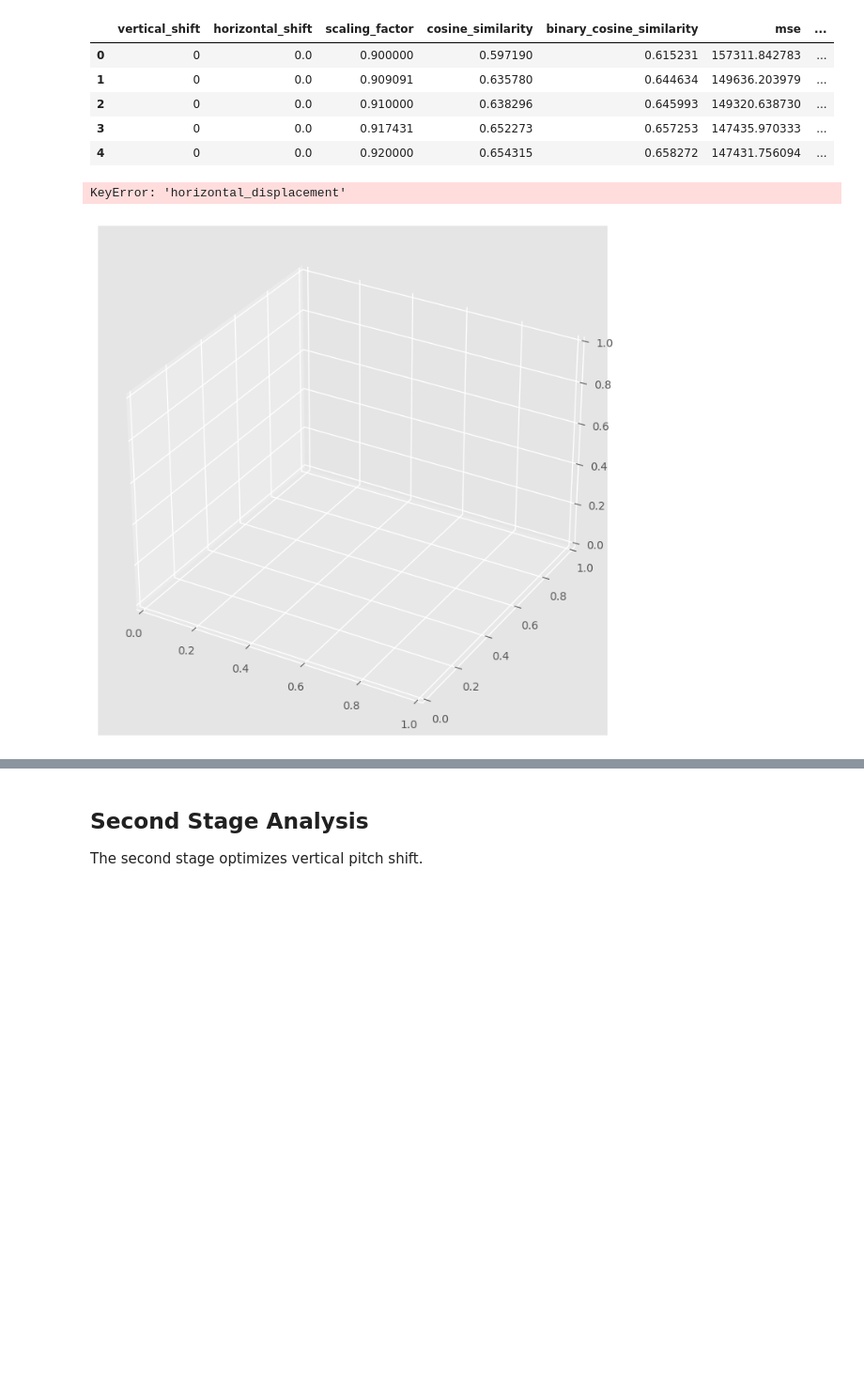
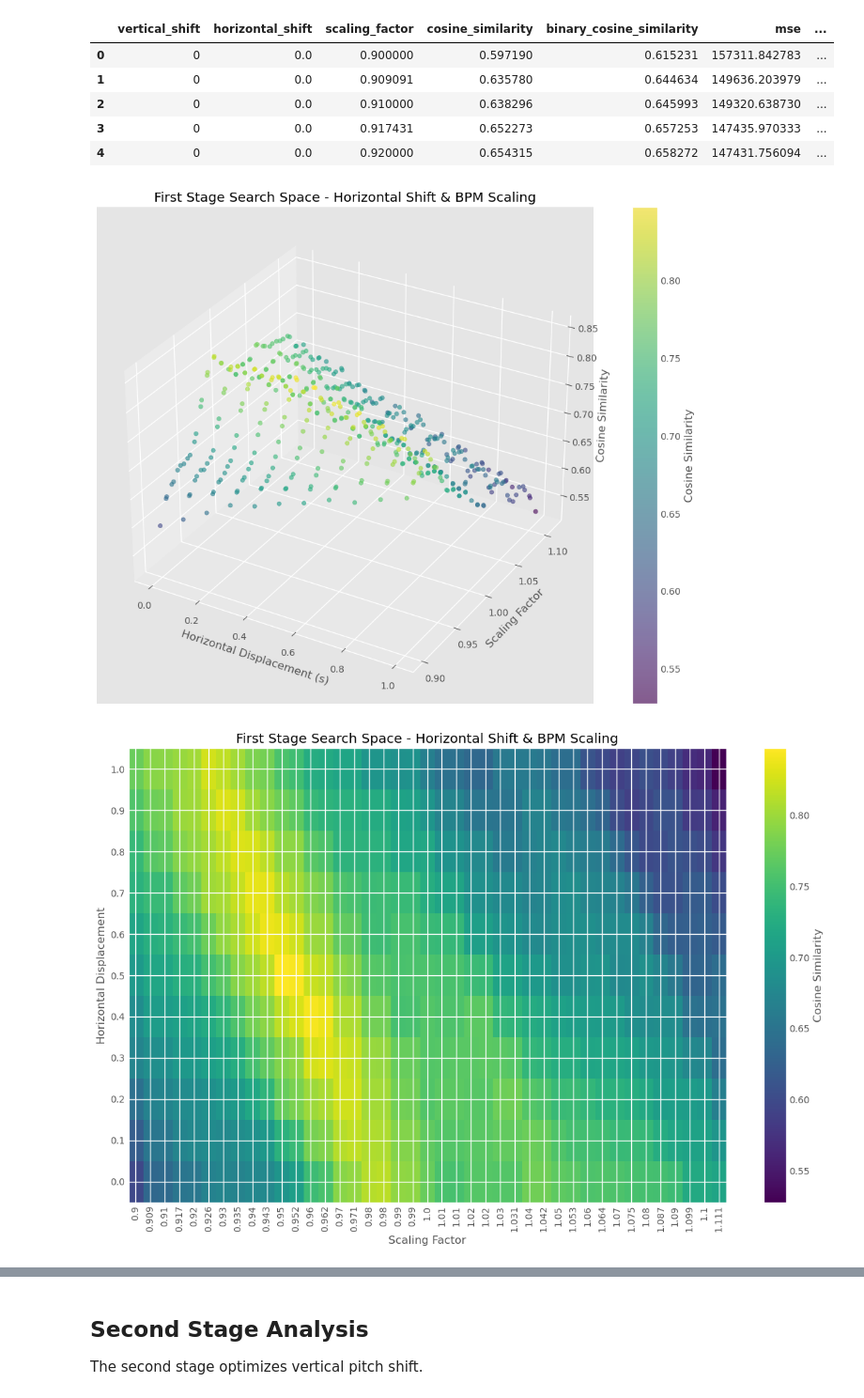
Before and after one commit to 1155194577/alignment, a Jupyter notebook: analysis/search_analysis.ipynb, the cells around one changed output, grey strips where cells are left out. Shown at 94% size. Saved outputs shown, nothing was run; the diff lists cells and outputs as text; code cells hidden in the pictures; blank space fills up the shorter version.

```diff
--- a/analysis/search_analysis.ipynb
+++ b/analysis/search_analysis.ipynb
@@ -30,31 +30,43 @@ df_first.head()
 # %%
 # Create a 3D plot of the search space
 from mpl_toolkits.mplot3d import Axes3D
 
 fig = plt.figure(figsize=(12, 8))
 ax = fig.add_subplot(111, projection='3d')
 
 # Scatter plot of search points
 sc = ax.scatter(
     df_first['horizontal_shift'],
     df_first['scaling_factor'],
     df_first['cosine_similarity'],
     c=df_first['cosine_similarity'],
     cmap='viridis',
     alpha=0.6
 )
 
 ax.set_xlabel('Horizontal Displacement (s)')
 ax.set_ylabel('Scaling Factor')
 ax.set_zlabel('Cosine Similarity')
 ax.set_title('First Stage Search Space - Horizontal Shift & BPM Scaling')
 
 # Add colorbar
 cbar = plt.colorbar(sc)
 cbar.set_label('Cosine Similarity')
 
 plt.tight_layout()
 plt.show()
+
+plt.figure(figsize=(12, 8))
+heatmap_data = df_first.pivot_table(index='horizontal_shift', columns='scaling_factor', values='cosine_similarity')
+plt.imshow(heatmap_data, aspect='auto', origin='lower', cmap='viridis')
+plt.colorbar(label='Cosine Similarity')
+plt.xlabel("Scaling Factor")
+plt.ylabel("Horizontal Displacement")
+plt.title('First Stage Search Space - Horizontal Shift & BPM Scaling')
+plt.xticks(ticks=np.arange(len(heatmap_data.columns)), labels=np.round(heatmap_data.columns, 3), rotation=90)
+plt.yticks(ticks=np.arange(len(heatmap_data.index)), labels=np.round(heatmap_data.index, 1))
+plt.tight_layout()
+plt.show()
 # %% [output]
-KeyError: 'horizontal_displacement'
-[figure, old version]
+[figure, new version]
+[figure, added]
```
Also changed, not shown: parts of 4 cells of this notebook, 8 other files.
